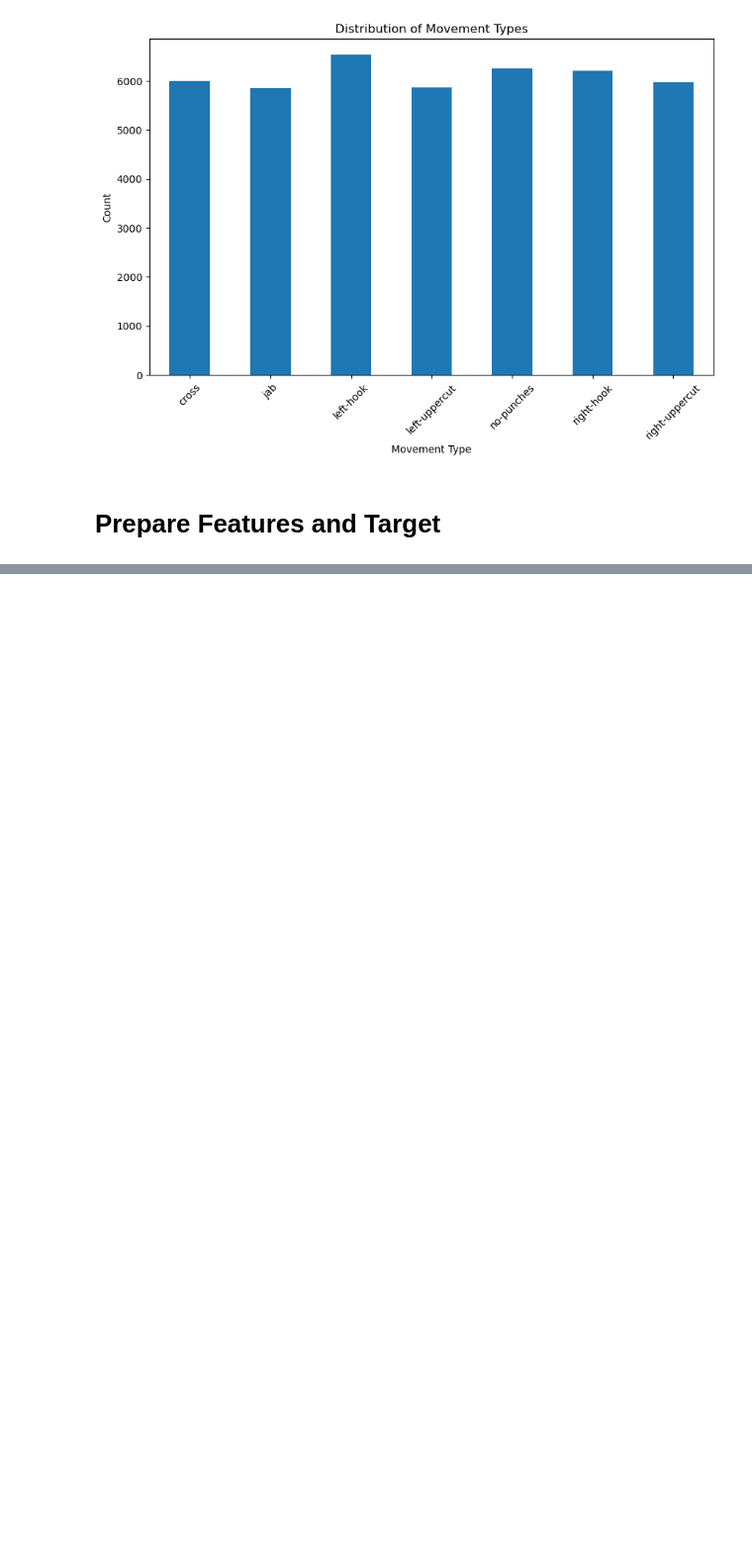
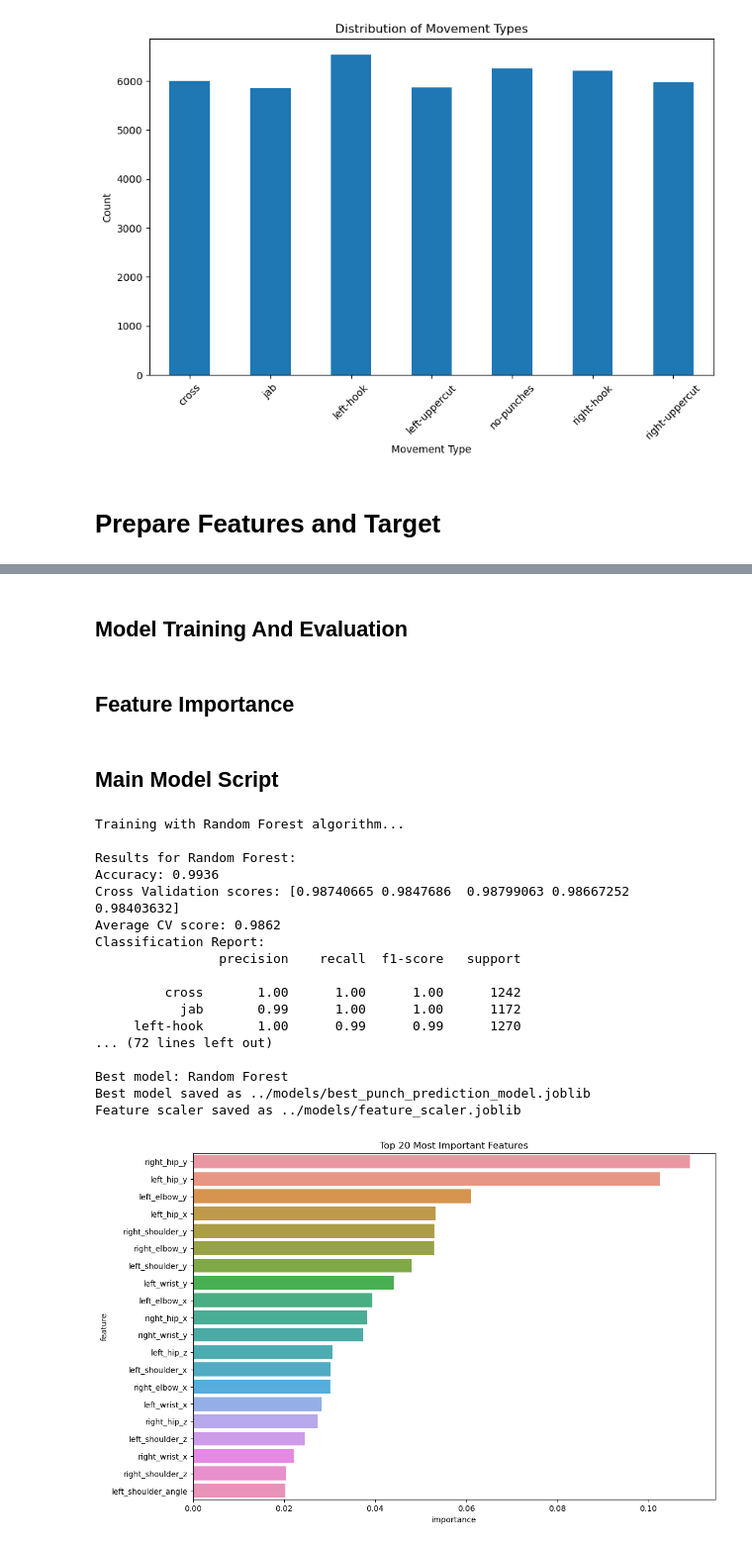
Before and after one commit to kiing-dom/punch-prediction-model, a Jupyter notebook: notebooks/1.0-classification-model.ipynb, the cells around one changed output, grey strips where cells are left out. Shown: that part at 99% size. Drawn from its saved outputs; the diff is of its cells as text; code cells hidden in the pictures; blank space fills up the shorter version.

Commit message:
trained model and saved best performing model

```diff
--- a/notebooks/1.0-classification-model.ipynb
+++ b/notebooks/1.0-classification-model.ipynb
@@ -196,0 +102,2 @@ KeyboardInterrupt:
+# %% [markdown]
+## Model Training And Evaluation
@@ -196,0 +145,68 @@ KeyboardInterrupt:
+# %% [markdown]
+## Feature Importance
+# %%
+def plot_feature_importance(model, feature_names, top_n=20):
+    feature_importance = pd.DataFrame({
+        'feature': feature_names,
+        'importance': model.feature_importances_
+    }).sort_values('importance', ascending=False)
+
+    plt.figure(figsize=(12, 8))
+    sns.barplot(x='importance', y='feature', data = feature_importance.head(top_n))
+    plt.title(f'Top {top_n} Most Important Features')
+    plt.show
+# %% [markdown]
+## Main Model Script
+# %%
+import joblib
+
+# Prepare Data
+X_train_scaled, X_test_scaled, y_train, y_test, scaler = prepare_data(dfs)
+
+# Train and Evaluate the Models
+results = train_and_evaluate_models(X_train_scaled, X_test_scaled, y_train, y_test)
+
+# Select the best model
+best_model_name = max(results, key=lambda x: results[x]['accuracy'])
+best_model = results[best_model_name]['model']
+
+print(f"\nBest model: {best_model_name}")
+
+# Plot feature importance for the best model, if it is tree based
+if hasattr(best_model, 'feature_importances_'):
+    feature_names = [col for col in dfs[list(dfs.keys())[0]].columns if col.endswith(('_x', '_y', '_z', '_angle'))]
+    plot_feature_importance(best_model, feature_names)
+
+
+#Save the best model
+save_dir = "../models/"
+if not os.path.exists(save_dir):
+    os.makedirs(save_dir)
+
+model_filename = os.path.join(save_dir, 'best_punch_prediction_model.joblib')
+scaler_filename = os.path.join(save_dir, 'feature_scaler.joblib')
+
+joblib.dump(best_model, model_filename)
+joblib.dump(scaler, scaler_filename)
+
+print(f"Best model saved as {model_filename}")
+print(f"Feature scaler saved as {scaler_filename}")
+# %% [output]
+Training with Random Forest algorithm...
+
+Results for Random Forest:
+Accuracy: 0.9936
+Cross Validation scores: [0.98740665 0.9847686  0.98799063 0.98667252 0.98403632]
+Average CV score: 0.9862
+Classification Report:
+                precision    recall  f1-score   support
+
+         cross       1.00      1.00      1.00      1242
+           jab       0.99      1.00      1.00      1172
+     left-hook       1.00      0.99      0.99      1270
+... (72 lines left out)
+
+Best model: Random Forest
+Best model saved as ../models/best_punch_prediction_model.joblib
+Feature scaler saved as ../models/feature_scaler.joblib
+[figure, added]
```
Also changed, not shown: parts of 7 cells of this notebook, 3 other files.
